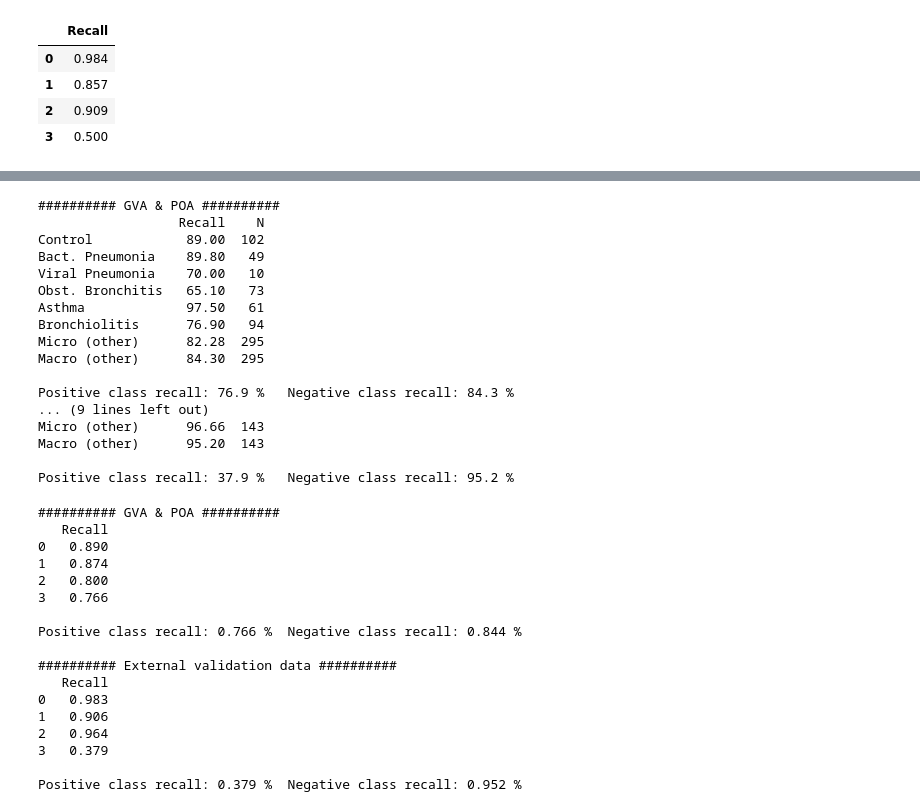
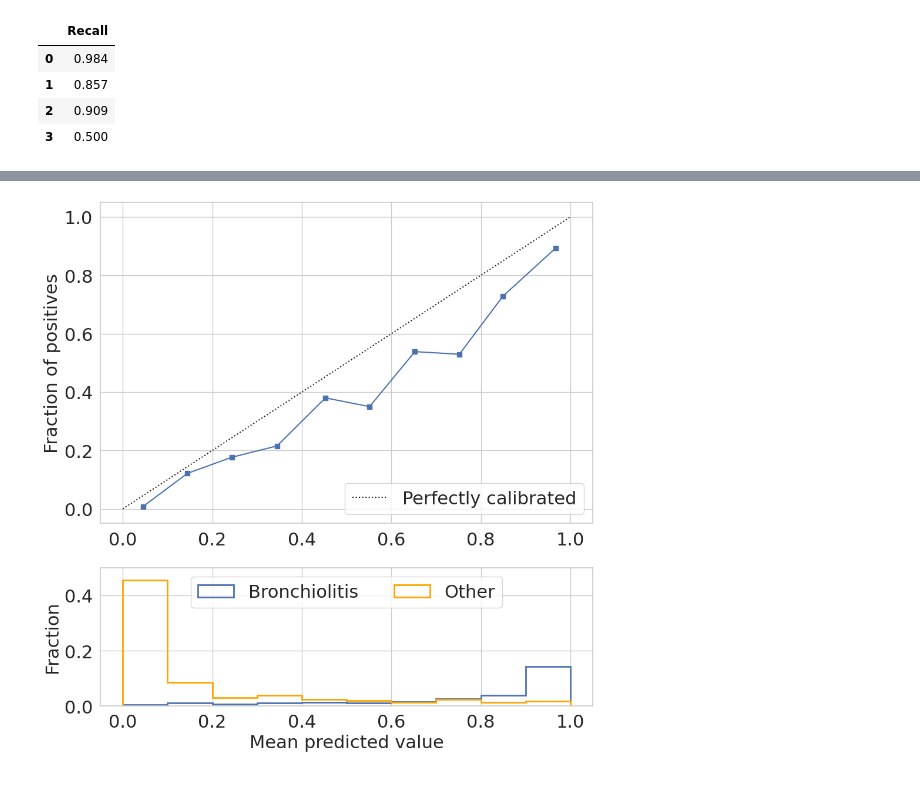
Before and after one commit to EPFLiGHT/DeepBreath-NatMed23, a Jupyter notebook: notebooks/1_Patient_Binary_Prediction.ipynb, the cells around one changed output, grey strips where cells are left out. Drawn from its saved outputs; the diff is of its cells as text; code cells hidden in the pictures; blank space fills up the shorter version.

```diff
--- a/notebooks/1_Patient_Binary_Prediction.ipynb
+++ b/notebooks/1_Patient_Binary_Prediction.ipynb
@@ -1147,43 +964,7 @@ report_recalls(cf_matrices)
-# %%
-_ = report_stats(cf_matrices, meta)
-# %% [output]
-########## GVA & POA ##########
-                  Recall    N
-Control            89.00  102
-Bact. Pneumonia    89.80   49
-Viral Pneumonia    70.00   10
-Obst. Bronchitis   65.10   73
-Asthma             97.50   61
-Bronchiolitis      76.90   94
-Micro (other)      82.28  295
-Macro (other)      84.30  295
-
-Positive class recall: 76.9 %   Negative class recall: 84.3 %
-... (9 lines left out)
-Micro (other)      96.66  143
-Macro (other)      95.20  143
-
-Positive class recall: 37.9 %   Negative class recall: 95.2 %
-# %%
-_ = report_stats_reduced(cf_matrices, meta)
-# %% [output]
-########## GVA & POA ##########
-   Recall
-0   0.890
-1   0.874
-2   0.800
-3   0.766
-
-Positive class recall: 0.766 %  Negative class recall: 0.844 %
-
-########## External validation data ##########
-   Recall
-0   0.983
-1   0.906
-2   0.964
-3   0.379
-
-Positive class recall: 0.379 %  Negative class recall: 0.952 %
+# %%
+draw_calibration_curve(internal_meta, target, internal=True, target_label="Bronchiolitis")
+# %% [output]
+[figure, added]
 # %%
 draw_calibration_curve(internal_meta, target, internal=True, target_label="Bronchiolitis")
 # %% [output]
```
Also changed, not shown: parts of 23 cells of this notebook, 20 other files.
